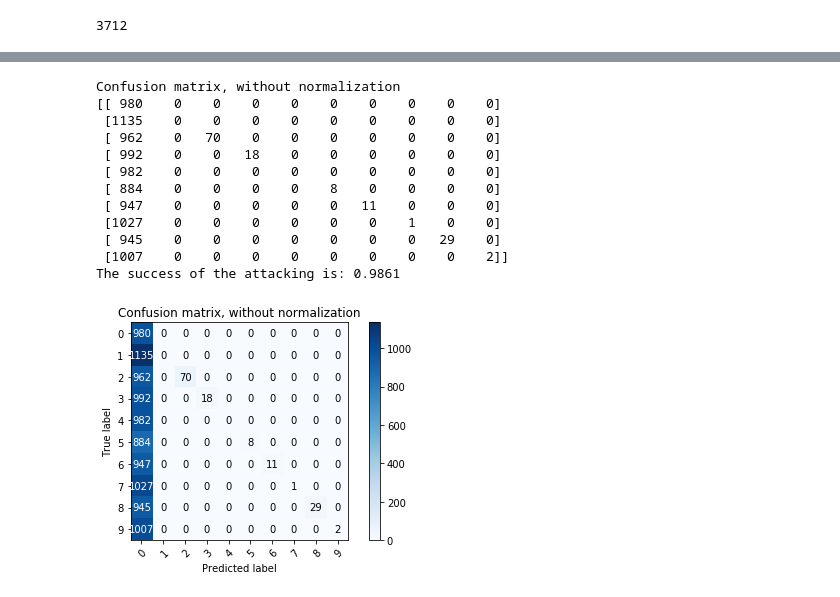
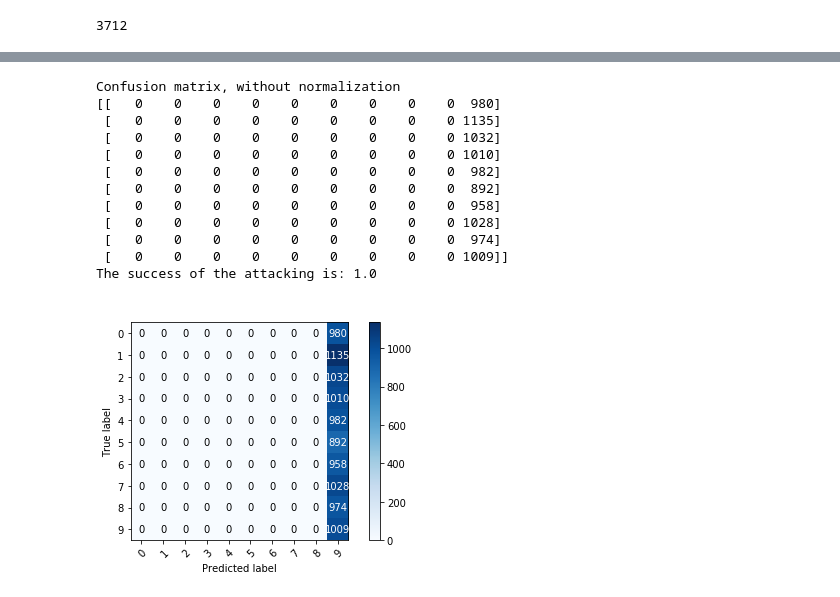
Before and after one commit to hotman1986/machineLearning, a Jupyter notebook: Adversarial/mnist_multi-backdoor_noise_without_poison.ipynb, the cells around one changed output, grey strips where cells are left out. Drawn from its saved outputs; the diff is of its cells as text; code cells hidden in the pictures.

```diff
--- a/Adversarial/mnist_multi-backdoor_noise_without_poison.ipynb
+++ b/Adversarial/mnist_multi-backdoor_noise_without_poison.ipynb
@@ -15,7 +15,7 @@ import matplotlib.pyplot as plt
 import numpy as np
 batch_size = 64
 num_classes = 10
-epochs = 20
+epochs = 100
 sigma=10#gaussian sigma
 t1=5#attacking class
 t2=9#attacking class
@@ -803,25 +769,25 @@ Epoch 20/20
 # plot_confusion_matrix(c_test, c_prediction, classes=n_classes,title='Confusion matrix, without normalization')
 # print("The success of the attacking is:",attacking_success_accuracy(t,final_predicitions))
 # %%
-test_predictions = model.predict(test0)
+test_predictions = model.predict(test9)
 final_predicitions=from_probability_to_top_one(test_predictions)
 n_classes=count_label_in_set(y_test)
 c_test=y_test.astype("int64")
 c_prediction=final_predicitions.astype("int64")
-plot_confusion_matrix(c_test, c_prediction, classes=n_classes,title='Confusion matrix, without normalization')
-#save_confusion_matrix(c_test, c_prediction, classes=n_classes,title='  ')
-print("The success of the attacking is:",attacking_success_accuracy(0,final_predicitions))
+#plot_confusion_matrix(c_test, c_prediction, classes=n_classes,title='Confusion matrix, without normalization')
+save_confusion_matrix(c_test, c_prediction, classes=n_classes,title='  ')
+print("The success of the attacking is:",attacking_success_accuracy(9,final_predicitions))
 # %% [output]
 Confusion matrix, without normalization
-[[ 980    0    0    0    0    0    0    0    0    0]
- [1135    0    0    0    0    0    0    0    0    0]
- [ 962    0   70    0    0    0    0    0    0    0]
- [ 992    0    0   18    0    0    0    0    0    0]
- [ 982    0    0    0    0    0    0    0    0    0]
- [ 884    0    0    0    0    8    0    0    0    0]
- [ 947    0    0    0    0    0   11    0    0    0]
- [1027    0    0    0    0    0    0    1    0    0]
- [ 945    0    0    0    0    0    0    0   29    0]
- [1007    0    0    0    0    0    0    0    0    2]]
-The success of the attacking is: 0.9861
+[[   0    0    0    0    0    0    0    0    0  980]
+ [   0    0    0    0    0    0    0    0    0 1135]
+ [   0    0    0    0    0    0    0    0    0 1032]
+ [   0    0    0    0    0    0    0    0    0 1010]
+ [   0    0    0    0    0    0    0    0    0  982]
+ [   0    0    0    0    0    0    0    0    0  892]
+ [   0    0    0    0    0    0    0    0    0  958]
+ [   0    0    0    0    0    0    0    0    0 1028]
+ [   0    0    0    0    0    0    0    0    0  974]
+ [   0    0    0    0    0    0    0    0    0 1009]]
+The success of the attacking is: 1.0
-[figure, old version]
+[figure, new version]
```
Also changed, not shown: parts of 13 cells of this notebook.
